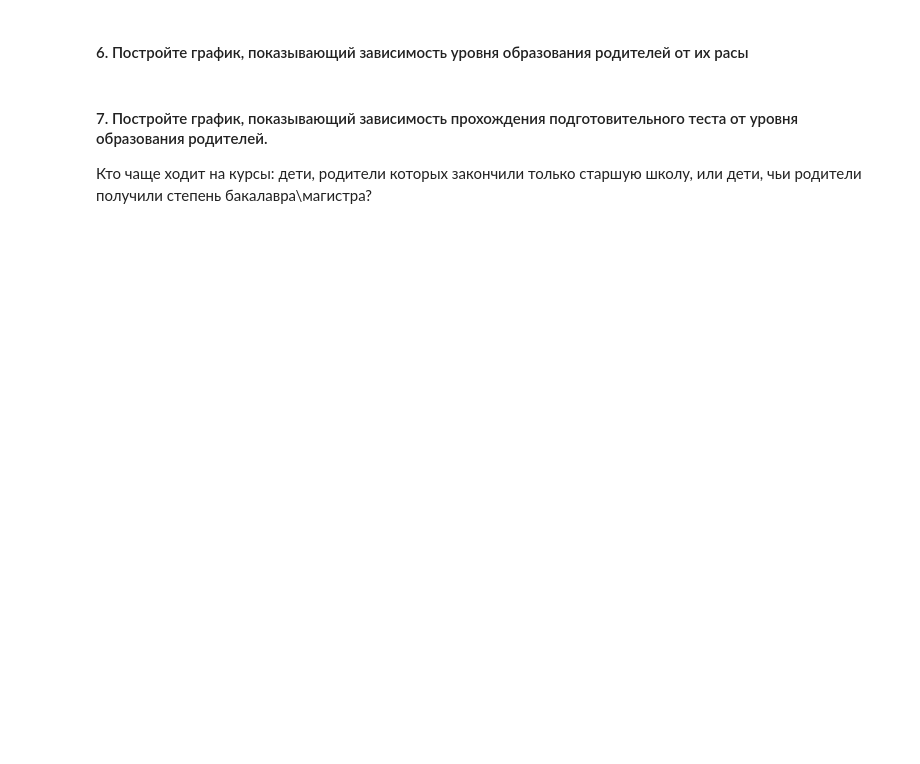
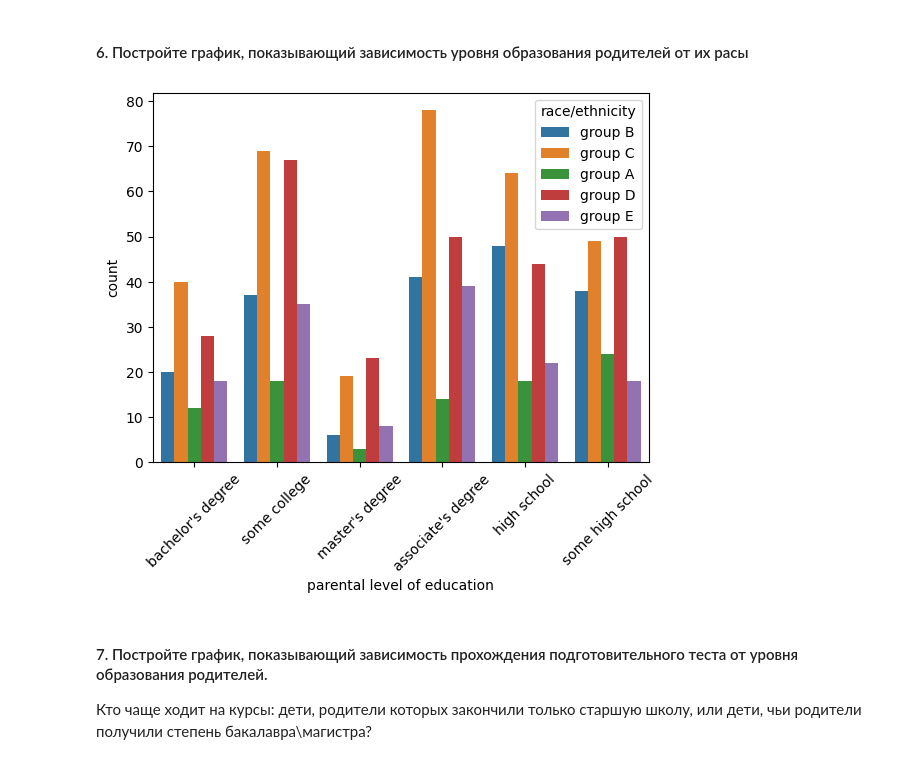
Before and after one commit to runessaa/-Streltsov-Projects, a Jupyter notebook: Практическая_работа_№3_Библиотека_Pandas.ipynb, the cells around one changed output. Saved outputs shown, nothing was run; the diff lists cells and outputs as text; code cells hidden in the pictures; blank space fills up the shorter version.

```diff
--- a/Практическая_работа_№3_Библиотека_Pandas.ipynb
+++ b/Практическая_работа_№3_Библиотека_Pandas.ipynb
@@ -583,3 +633,6 @@ df
 # %% [markdown]
 #### 5. Выясните, влияет ли обед и подготовка к тесту на средний балл студентов разного пола
 ###### (подсказка: используете  [pd.agg()](https://pandas.pydata.org/pandas-docs/stable/reference/api/pandas.DataFrame.agg.html))
+# %%
+df['average'] = df[['math score', 'reading score', 'writing score']].mean(axis=1)
+print(df.groupby(['gender', 'lunch', 'test preparation course'])['average'].agg(['mean', 'count']))
@@ -586,5 +650,11 @@ df
 # %% [markdown]
 #### 6. Постройте график, показывающий зависимость уровня образования родителей от их расы
+# %%
+sns.countplot(x='parental level of education', hue='race/ethnicity', data=df)
+plt.xticks(rotation=45)
+plt.show()
+# %% [output]
+[figure, added]
 # %% [markdown]
 #### 7. Постройте график, показывающий зависимость прохождения подготовительного теста от уровня образования родителей.
 
```
Also changed, not shown: parts of 13 cells of this notebook.
